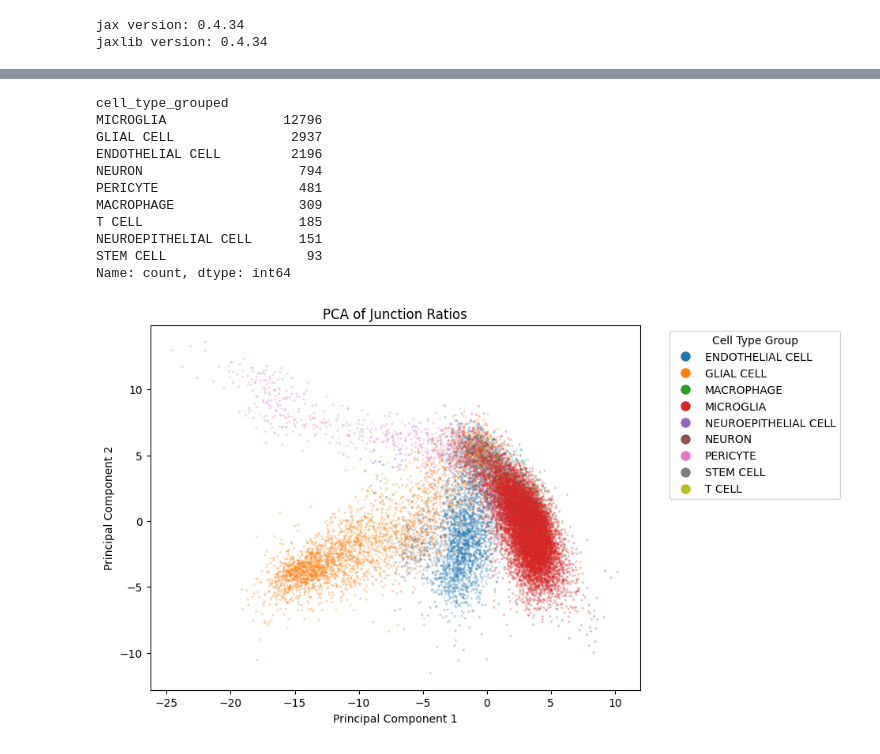
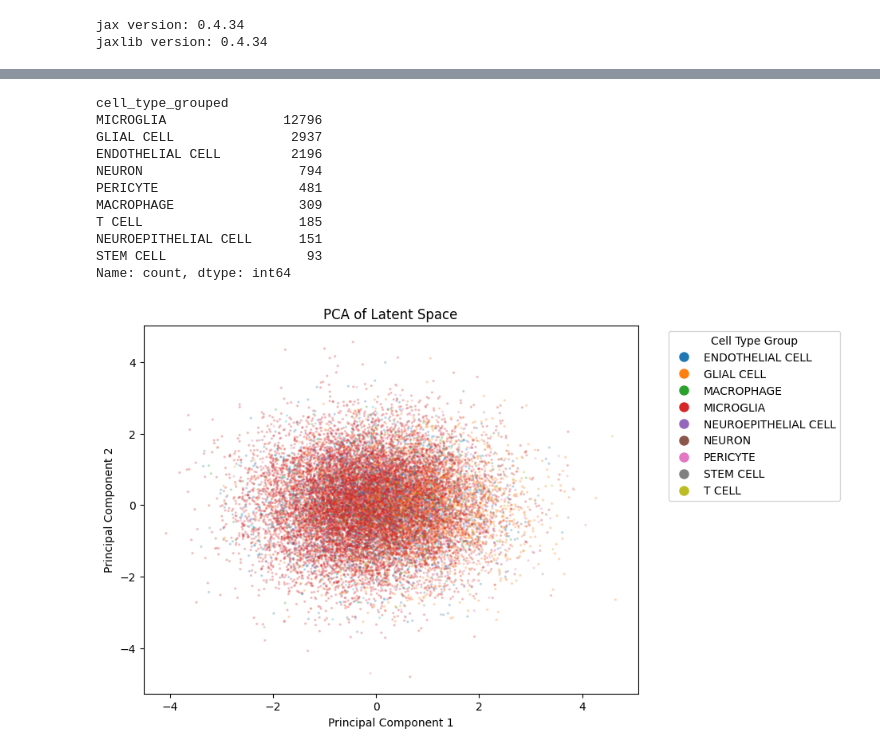
Before and after one commit to smritivaidyanathan/multivi_tools_splicing, a Jupyter notebook: splicing_VAE.ipynb, the cells around one changed output, grey strips where cells are left out. Saved outputs shown, nothing was run; the diff lists cells and outputs as text; code cells hidden in the pictures.

```diff
--- a/splicing_VAE.ipynb
+++ b/splicing_VAE.ipynb
@@ -93,12 +90,21 @@ class Decoder(nn.Module):
 
 #Binomial loss function includes reconstruction loss and KL divergence
 def binomial_loss_function(reconstruction, junction_counts, mean, log_vars, n_cluster_counts):
+    print("reconstruction:")
+    print(reconstruction)
+    print(f"reconstruction shape: {reconstruction.shape}")
+    print("mean:")
+    print(mean)
+    print(f"mean shape: {mean.shape}")
+    print("logvars")
+    print(log_vars)
+    print("logvars size")
+    print(f"logvars shape: {log_vars.shape}")
     log_logits_eps = torch.logaddexp(torch.zeros_like(reconstruction), reconstruction) #perturb the logits a bit with an epsilon value
     log_likelihood = (junction_counts * reconstruction) - (n_cluster_counts * log_logits_eps) #get the log likelihood
     reconstruction_loss = -log_likelihood.mean() #binomial loss
     kl_divergence = -0.5 * torch.sum(1 + log_vars - mean.pow(2) - log_vars.exp()) #with respect to N(0,I) prior, as MultiVI does
-    kl_divergence = 0
-    total_loss = reconstruction_loss + (kl_divergence)
+    total_loss = reconstruction_loss + (0.0001 * kl_divergence)
     #In MultiVI there's probably also some sort of jeffrey's divergence here too.
     return total_loss
 
@@ -272,35 +279,35 @@ from sklearn.decomposition import PCA
 import matplotlib.pyplot as plt
 
 pca_model = PCA(n_components=2)
 print(atse_anndata.obs['cell_type_grouped'].value_counts())
 pca_latents = pca_model.fit_transform(lr)
 cell_types = atse_anndata.obs['cell_type_grouped']
 
 plt.figure(figsize=(8, 6))
 scatter = plt.scatter(pca_latents[:, 0], pca_latents[:, 1],
                       c=cell_types.astype('category').cat.codes,
                       cmap='tab10', alpha=0.2, s = 2)
 legend_labels = cell_types.astype('category').cat.categories
 legend_handles = [plt.Line2D([0], [0], marker='o', color='w', markerfacecolor=plt.cm.tab10(i / len(legend_labels)), markersize=10) for i in range(len(legend_labels))]
 plt.legend(legend_handles, legend_labels, title="Cell Type Group", bbox_to_anchor=(1.05, 1), loc='upper left')
 
 plt.xlabel("Principal Component 1")
 plt.ylabel("Principal Component 2")
-plt.title("PCA of Junction Ratios")
+plt.title("PCA of Latent Space")
 plt.show()
 # %% [output]
 cell_type_grouped
 MICROGLIA               12796
 GLIAL CELL               2937
 ENDOTHELIAL CELL         2196
 NEURON                    794
 PERICYTE                  481
 MACROPHAGE                309
 T CELL                    185
 NEUROEPITHELIAL CELL      151
 STEM CELL                  93
 Name: count, dtype: int64
-[figure, old version]
+[figure, new version]
 # %%
 from sklearn.decomposition import PCA
 import matplotlib.pyplot as plt
```
Also changed, not shown: parts of 6 cells of this notebook, 1 other file.
